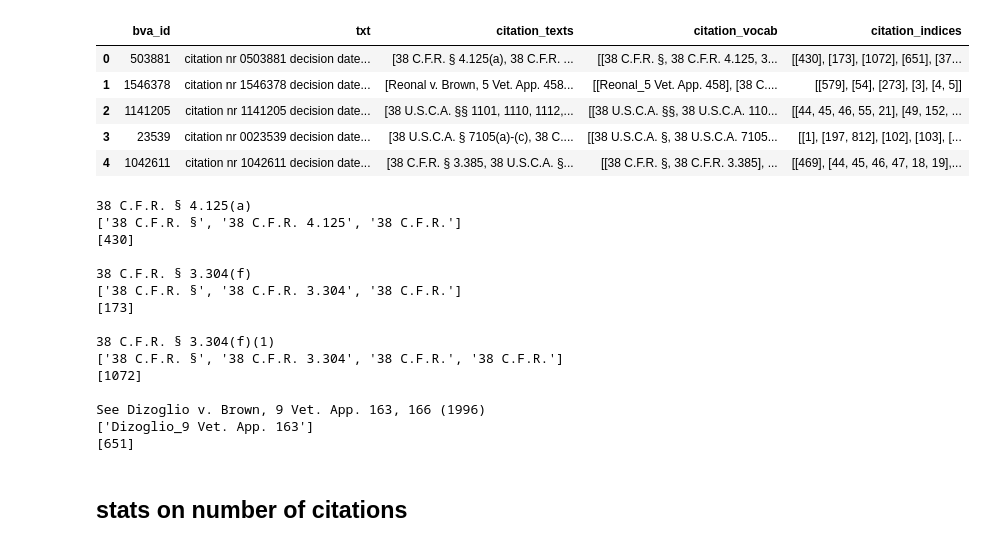
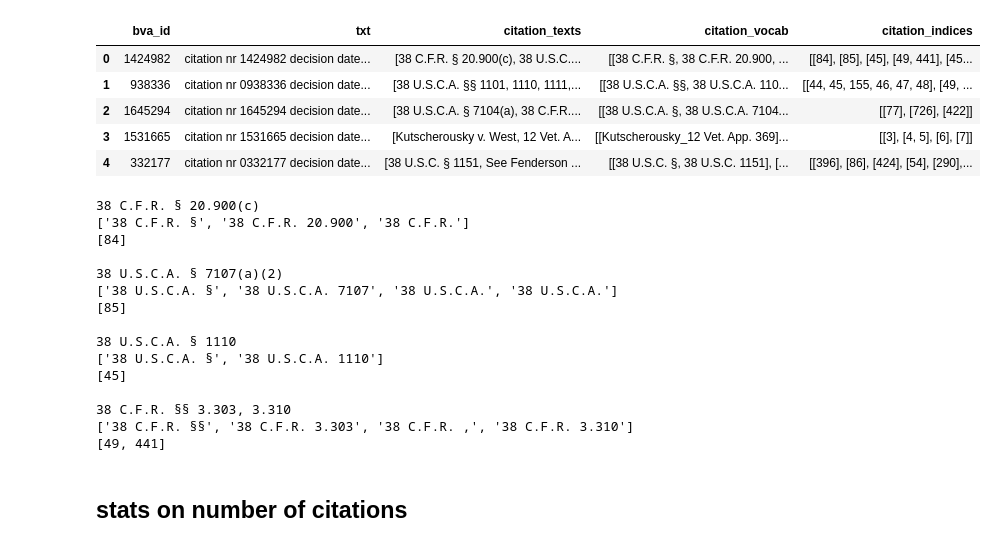
Before and after one commit to ottozastrow/co-cite, a Jupyter notebook: data_analysis/dataset statistics.ipynb, the cells around one changed output. Saved outputs shown, nothing was run; the diff lists cells and outputs as text; code cells hidden in the pictures.

```diff
--- a/data_analysis/dataset statistics.ipynb
+++ b/data_analysis/dataset statistics.ipynb
@@ -4,28 +4,28 @@ import matplotlib.pyplot as plt
 # %%
 import os
 import json
 import pandas as pd
 import tqdm
 
 # read file
-data_dir = "../../external_projects/bva-citation-prediction/data/preprocessed-cached/preprocessed-cached-v4-mini/"
+data_dir = "../../external_projects/bva-citation-prediction/data/preprocessed-cached/preprocessed-cached-v4/"
 # get list of filepaths in data_dir
-filepaths = [os.path.join(data_dir, f) for f in os.listdir(data_dir) if f.endswith('.json')]
+filepaths = [os.path.join(data_dir, f) for f in os.listdir(data_dir) if f.endswith('.json')][:10000]
 
 dfs = [] # an empty list to store the data frames
 for file in tqdm.tqdm(filepaths):
     data = pd.read_json(file, lines=True) # read data frame from json file
     dfs.append(data) # append the data frame to the list
 
 df = pd.concat(dfs, ignore_index=True)
 df.head()
 # %% [output]
 |  | bva_id | txt | citation_texts | citation_vocab | citation_indices |
-| 0 | 503881 | citation nr 0503881 decision date... | [38 C.F.R. § 4.125(a), 38 C.F.R. ... | [[38 C.F.R. §, 38 C.F.R. 4.125, 3... | [[430], [173], [1072], [651], [37... |
-| 1 | 1546378 | citation nr 1546378 decision date... | [Reonal v. Brown, 5 Vet. App. 458... | [[Reonal_5 Vet. App. 458], [38 C.... | [[579], [54], [273], [3], [4, 5]] |
-| 2 | 1141205 | citation nr 1141205 decision date... | [38 U.S.C.A. §§ 1101, 1110, 1112,... | [[38 U.S.C.A. §§, 38 U.S.C.A. 110... | [[44, 45, 46, 55, 21], [49, 152, ... |
-| 3 | 23539 | citation nr 0023539 decision date... | [38 U.S.C.A. § 7105(a)-(c), 38 C.... | [[38 U.S.C.A. §, 38 U.S.C.A. 7105... | [[1], [197, 812], [102], [103], [... |
-| 4 | 1042611 | citation nr 1042611 decision date... | [38 C.F.R. § 3.385, 38 U.S.C.A. §... | [[38 C.F.R. §, 38 C.F.R. 3.385], ... | [[469], [44, 45, 46, 47, 18, 19],... |
+| 0 | 1424982 | citation nr 1424982 decision date... | [38 C.F.R. § 20.900(c), 38 U.S.C.... | [[38 C.F.R. §, 38 C.F.R. 20.900, ... | [[84], [85], [45], [49, 441], [45... |
+| 1 | 938336 | citation nr 0938336 decision date... | [38 U.S.C.A. §§ 1101, 1110, 1111,... | [[38 U.S.C.A. §§, 38 U.S.C.A. 110... | [[44, 45, 155, 46, 47, 48], [49, ... |
+| 2 | 1645294 | citation nr 1645294 decision date... | [38 U.S.C.A. § 7104(a), 38 C.F.R.... | [[38 U.S.C.A. §, 38 U.S.C.A. 7104... | [[77], [726], [422]] |
+| 3 | 1531665 | citation nr 1531665 decision date... | [Kutscherousky v. West, 12 Vet. A... | [[Kutscherousky_12 Vet. App. 369]... | [[3], [4, 5], [6], [7]] |
+| 4 | 332177 | citation nr 0332177 decision date... | [38 U.S.C. § 1151, See Fenderson ... | [[38 U.S.C. §, 38 U.S.C. 1151], [... | [[396], [86], [424], [54], [290],... |
 # %%
 for i in range(4):
     print(df.loc[0]["citation_texts"][i])
@@ -33,21 +33,21 @@ for i in range(4):
     print(df.loc[0]["citation_indices"][i])
     print()
 # %% [output]
-38 C.F.R. § 4.125(a)
-['38 C.F.R. §', '38 C.F.R. 4.125', '38 C.F.R.']
-[430]
+38 C.F.R. § 20.900(c)
+['38 C.F.R. §', '38 C.F.R. 20.900', '38 C.F.R.']
+[84]
 
-38 C.F.R. § 3.304(f)
-['38 C.F.R. §', '38 C.F.R. 3.304', '38 C.F.R.']
-[173]
+38 U.S.C.A. § 7107(a)(2)
+['38 U.S.C.A. §', '38 U.S.C.A. 7107', '38 U.S.C.A.', '38 U.S.C.A.']
+[85]
 
-38 C.F.R. § 3.304(f)(1)
-['38 C.F.R. §', '38 C.F.R. 3.304', '38 C.F.R.', '38 C.F.R.']
-[1072]
+38 U.S.C.A. § 1110
+['38 U.S.C.A. §', '38 U.S.C.A. 1110']
+[45]
 
-See Dizoglio v. Brown, 9 Vet. App. 163, 166 (1996)
-['Dizoglio_9 Vet. App. 163']
-[651]
+38 C.F.R. §§ 3.303, 3.310
+['38 C.F.R. §§', '38 C.F.R. 3.303', '38 C.F.R. ,', '38 C.F.R. 3.310']
+[49, 441]
 # %%
 # return all occurences of str in string
 def find_all(a_str, sub):
```
Also changed, not shown: parts of 10 cells of this notebook, 8 other files.
